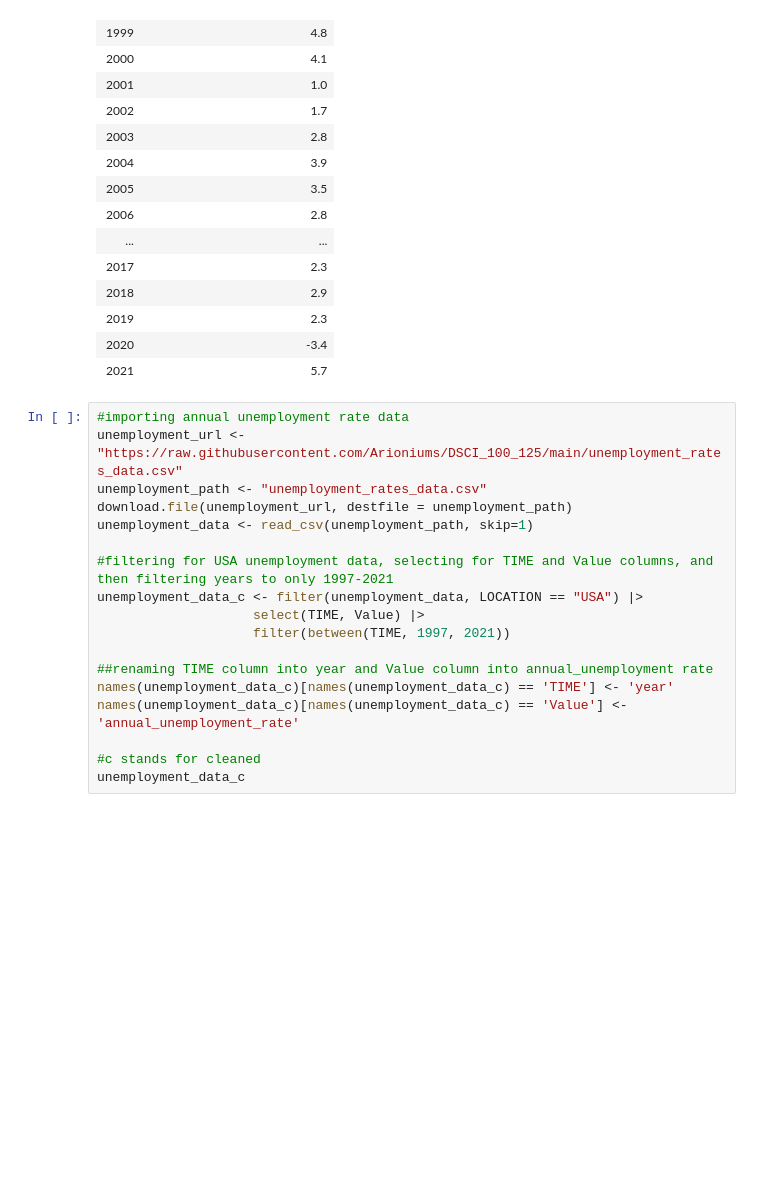
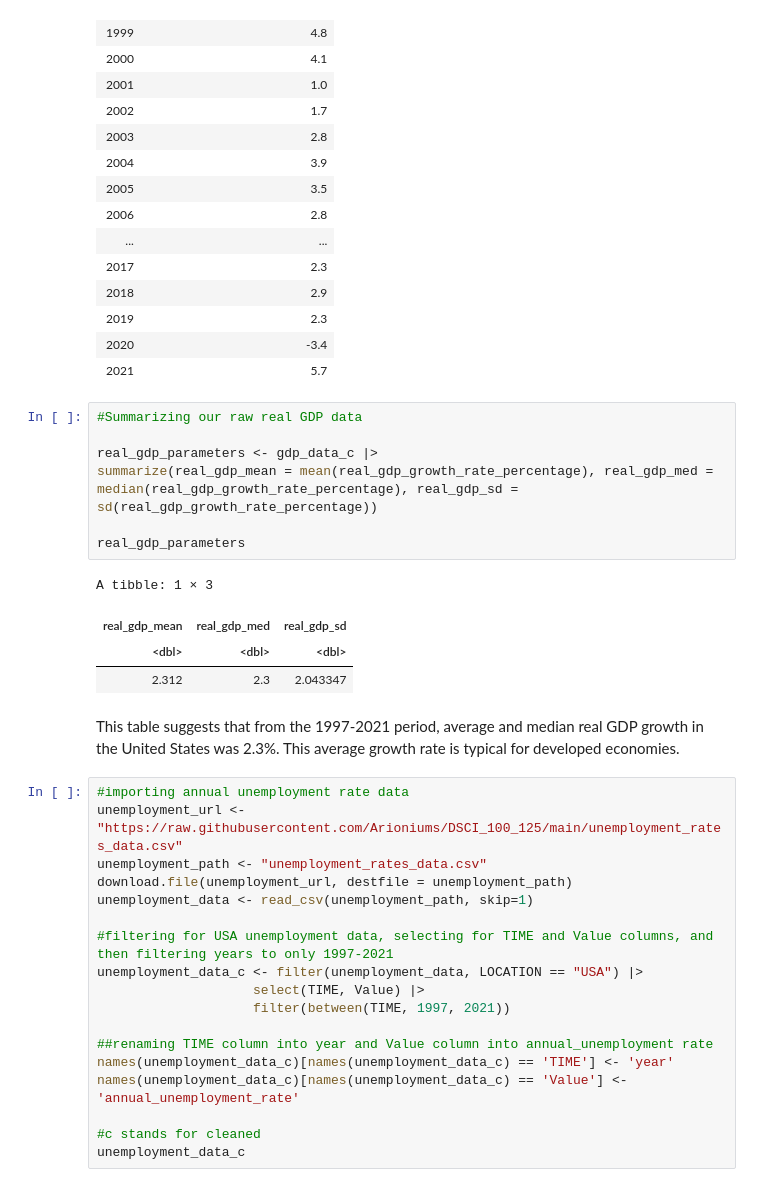
Before and after one commit to Arioniums/DSCI_100_125, a Jupyter notebook: project_proposal_group_125.ipynb, the cells around one changed output. Drawn from its saved outputs; the diff is of its cells as text; blank space fills up the shorter version.

```diff
--- a/project_proposal_group_125.ipynb
+++ b/project_proposal_group_125.ipynb
@@ -118,6 +132,20 @@ A tibble: 25 × 2
 | 2019 | 2.3 |
 | 2020 | -3.4 |
 | 2021 | 5.7 |
+# %%
+#Summarizing our raw real GDP data
+
+real_gdp_parameters <- gdp_data_c |>
+summarize(real_gdp_mean = mean(real_gdp_growth_rate_percentage), real_gdp_med = median(real_gdp_growth_rate_percentage), real_gdp_sd = sd(real_gdp_growth_rate_percentage))
+
+real_gdp_parameters
+# %% [output]
+A tibble: 1 × 3
+| real_gdp_mean | real_gdp_med | real_gdp_sd |
+| <dbl> | <dbl> | <dbl> |
+| 2.312 | 2.3 | 2.043347 |
+# %% [markdown]
+This table suggests that from the 1997-2021 period, average and median real GDP growth in the United States was 2.3%. This average growth rate is typical for developed economies.
 # %%
 #importing annual unemployment rate data
 unemployment_url <- "https://raw.githubusercontent.com/Arioniums/DSCI_100_125/main/unemployment_rates_data.csv"
```
Also changed, not shown: parts of 10 cells of this notebook.
